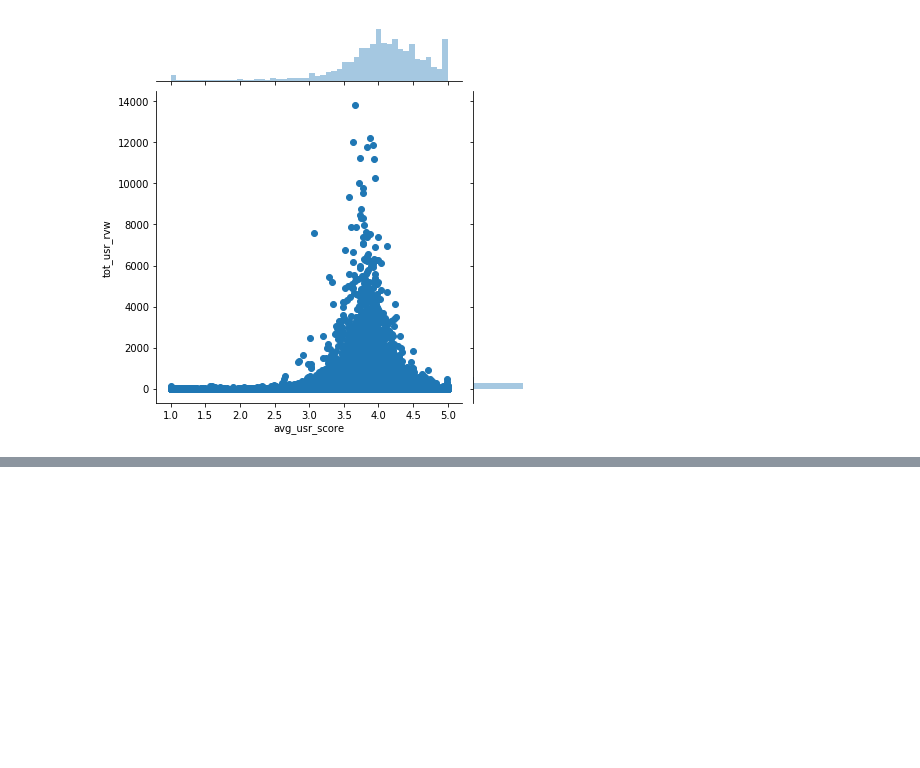
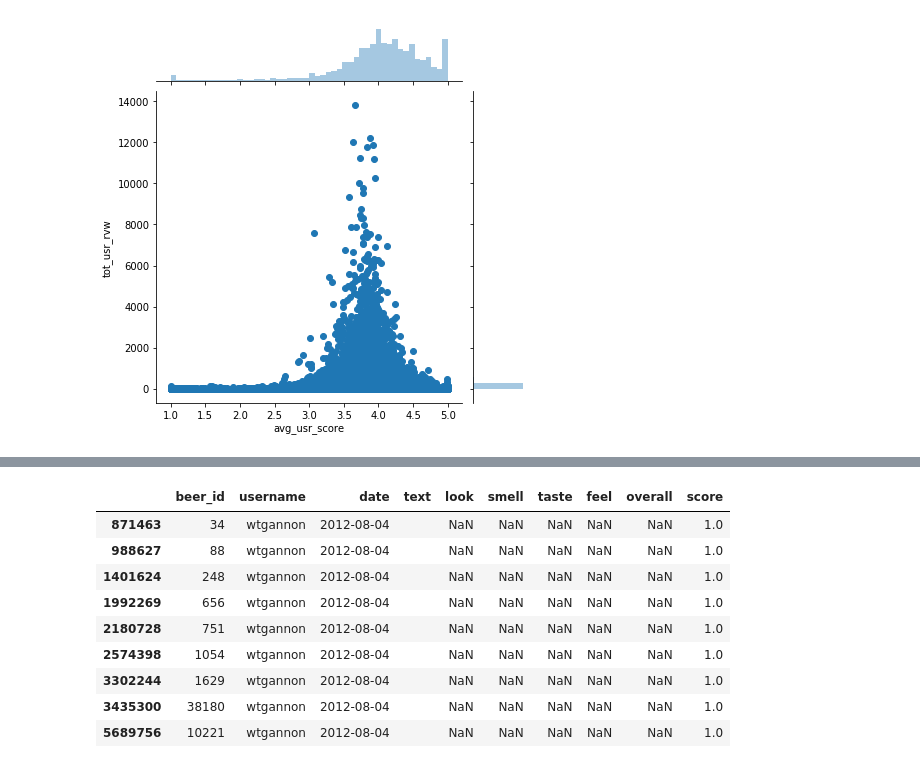
Before and after one commit to aabrahamson3/beer30, a Jupyter notebook: Medium-EDA.ipynb, the cells around one changed output, grey strips where cells are left out. Drawn from its saved outputs; the diff is of its cells as text; code cells hidden in the pictures; blank space fills up the shorter version.

```diff
--- a/Medium-EDA.ipynb
+++ b/Medium-EDA.ipynb
@@ -156,0 +183,13 @@ sns.jointplot(x='avg_usr_score', y='tot_usr_rvw', data = reviewers)
+# %%
+reviews.loc[reviews.username == 'wtgannon']
+# %% [output]
+|  | beer_id | username | date | text | look | smell | taste | feel | overall | score |
+| 871463 | 34 | wtgannon | 2012-08-04 |  | NaN | NaN | NaN | NaN | NaN | 1.0 |
+| 988627 | 88 | wtgannon | 2012-08-04 |  | NaN | NaN | NaN | NaN | NaN | 1.0 |
+| 1401624 | 248 | wtgannon | 2012-08-04 |  | NaN | NaN | NaN | NaN | NaN | 1.0 |
+| 1992269 | 656 | wtgannon | 2012-08-04 |  | NaN | NaN | NaN | NaN | NaN | 1.0 |
+| 2180728 | 751 | wtgannon | 2012-08-04 |  | NaN | NaN | NaN | NaN | NaN | 1.0 |
+| 2574398 | 1054 | wtgannon | 2012-08-04 |  | NaN | NaN | NaN | NaN | NaN | 1.0 |
+| 3302244 | 1629 | wtgannon | 2012-08-04 |  | NaN | NaN | NaN | NaN | NaN | 1.0 |
+| 3435300 | 38180 | wtgannon | 2012-08-04 |  | NaN | NaN | NaN | NaN | NaN | 1.0 |
+| 5689756 | 10221 | wtgannon | 2012-08-04 |  | NaN | NaN | NaN | NaN | NaN | 1.0 |
```
Also changed, not shown: parts of 7 cells of this notebook.
